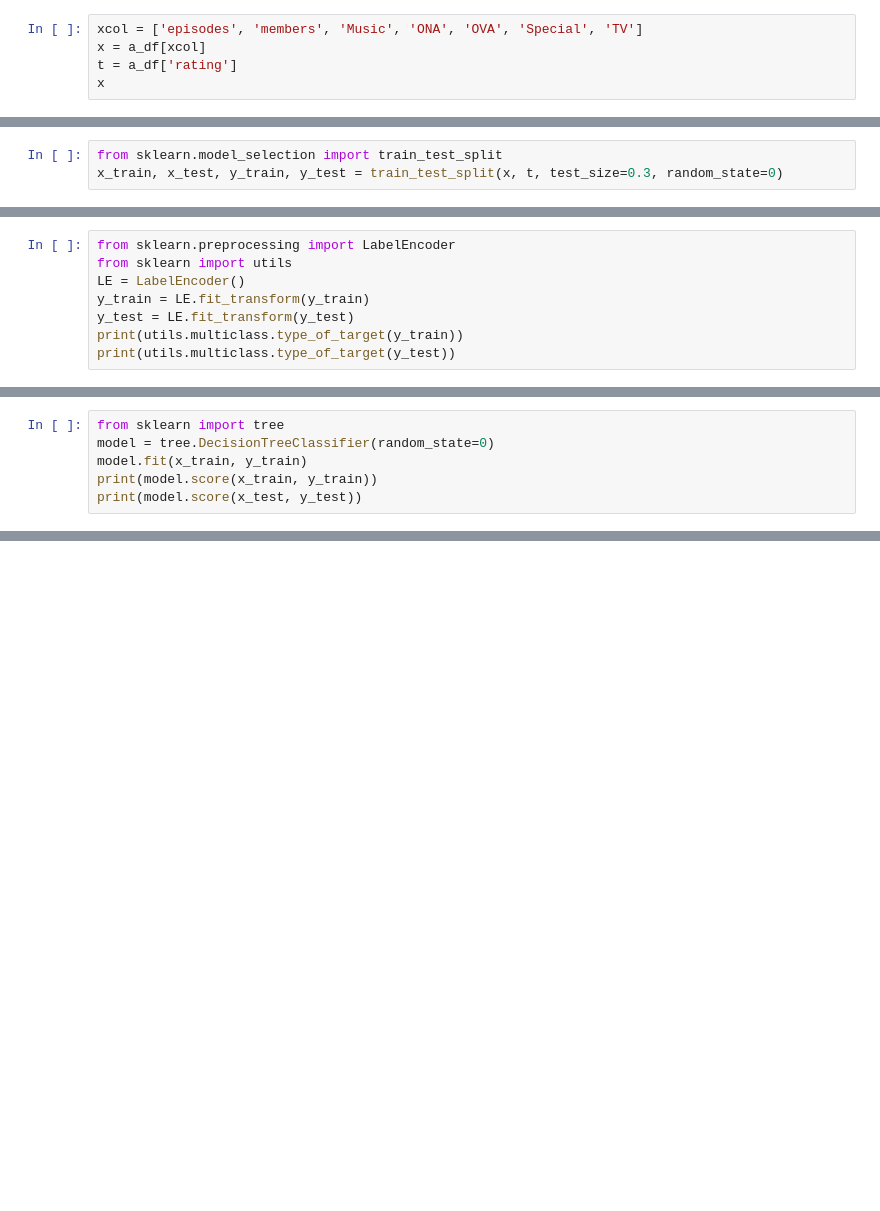
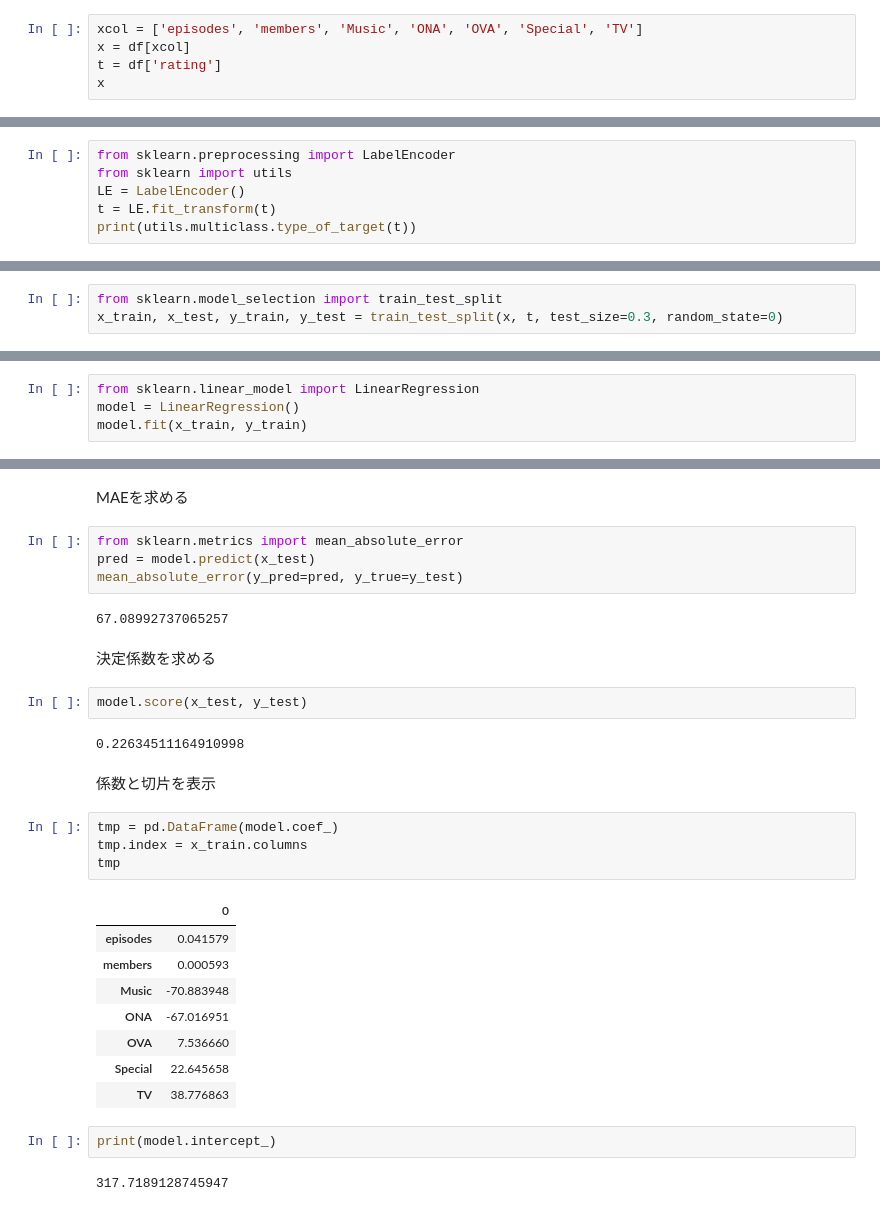
Before and after one commit to SyunsukeOta/AnimeAnalysis, a Jupyter notebook: code.ipynb, the cells around one changed output, grey strips where cells are left out. Drawn from its saved outputs; the diff is of its cells as text; blank space fills up the shorter version.

```diff
--- a/code.ipynb
+++ b/code.ipynb
@@ -135,8 +121,8 @@ dtype: bool
 特徴量と正解データを選択する。
 # %%
 xcol = ['episodes', 'members', 'Music', 'ONA', 'OVA', 'Special', 'TV']
-x = a_df[xcol]
-t = a_df['rating']
+x = df[xcol]
+t = df['rating']
 x
 # %% [output]
 |  | episodes | members | Music | ONA | OVA | Special | TV |
@@ -197,0 +186,6 @@ t = t.drop(no, axis=0)
+# %%
+from sklearn.preprocessing import LabelEncoder
+from sklearn import utils
+LE = LabelEncoder()
+t = LE.fit_transform(t)
+print(utils.multiclass.type_of_target(t))
@@ -205,8 +198,0 @@ yをcontinuousからmulticlassに変える。
-# %%
-from sklearn.preprocessing import LabelEncoder
-from sklearn import utils
-LE = LabelEncoder()
-y_train = LE.fit_transform(y_train)
-y_test = LE.fit_transform(y_test)
-print(utils.multiclass.type_of_target(y_train))
-print(utils.multiclass.type_of_target(y_test))
@@ -218,7 +201,5 @@ multiclass
 # %%
-from sklearn import tree
-model = tree.DecisionTreeClassifier(random_state=0)
+from sklearn.linear_model import LinearRegression
+model = LinearRegression()
 model.fit(x_train, y_train)
-print(model.score(x_train, y_train))
-print(model.score(x_test, y_test))
 # %% [output]
@@ -228,0 +207,33 @@ print(model.score(x_test, y_test))
+# %% [markdown]
+MAEを求める
+# %%
+from sklearn.metrics import mean_absolute_error
+pred = model.predict(x_test)
+mean_absolute_error(y_pred=pred, y_true=y_test)
+# %% [output]
+67.08992737065257
+# %% [markdown]
+決定係数を求める
+# %%
+model.score(x_test, y_test)
+# %% [output]
+0.22634511164910998
+# %% [markdown]
+係数と切片を表示
+# %%
+tmp = pd.DataFrame(model.coef_)
+tmp.index = x_train.columns
+tmp
+# %% [output]
+|  | 0 |
+| episodes | 0.041579 |
+| members | 0.000593 |
+| Music | -70.883948 |
+| ONA | -67.016951 |
+| OVA | 7.536660 |
+| Special | 22.645658 |
+| TV | 38.776863 |
+# %%
+print(model.intercept_)
+# %% [output]
+317.7189128745947
```
Also changed, not shown: parts of 24 cells of this notebook.
